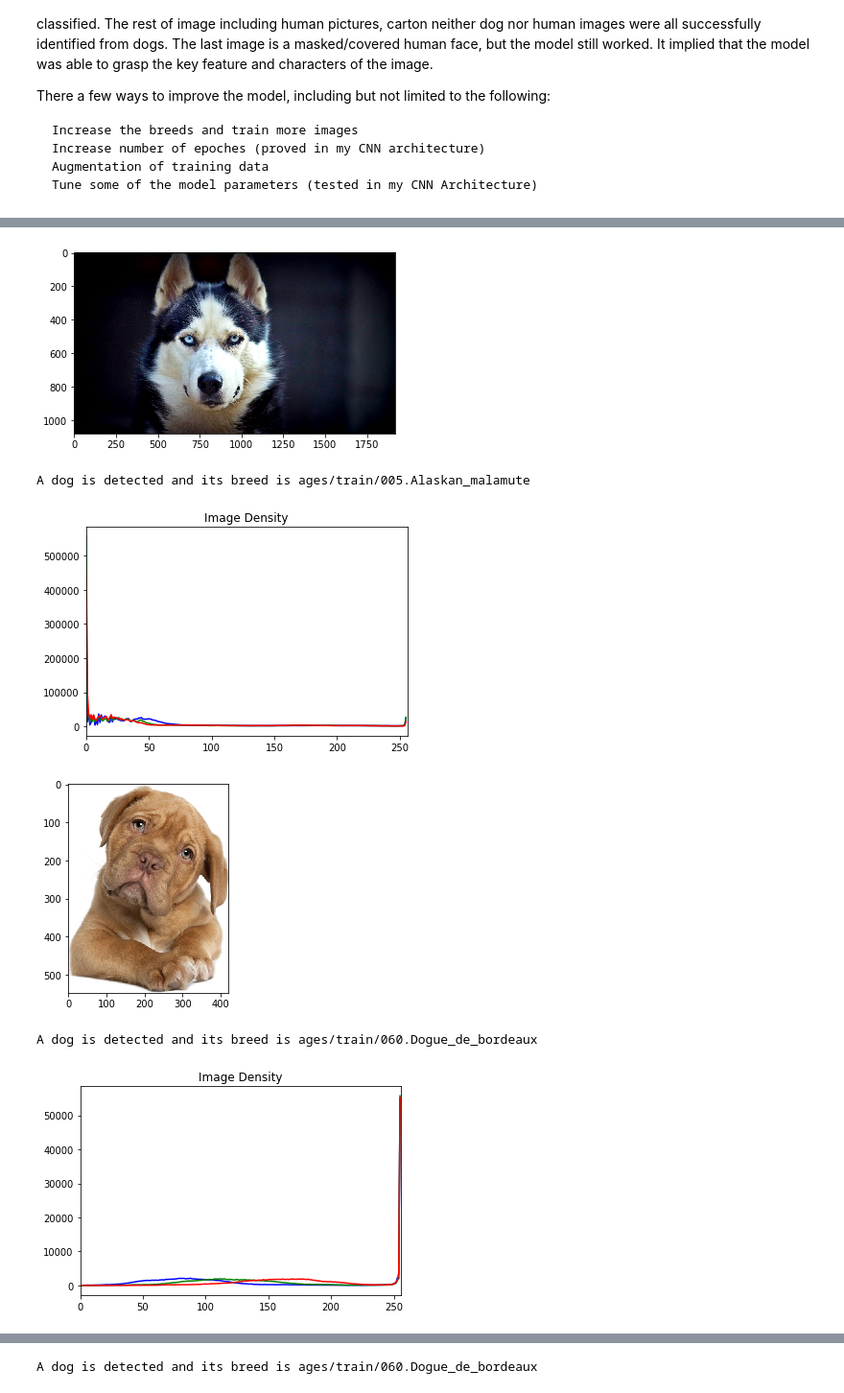
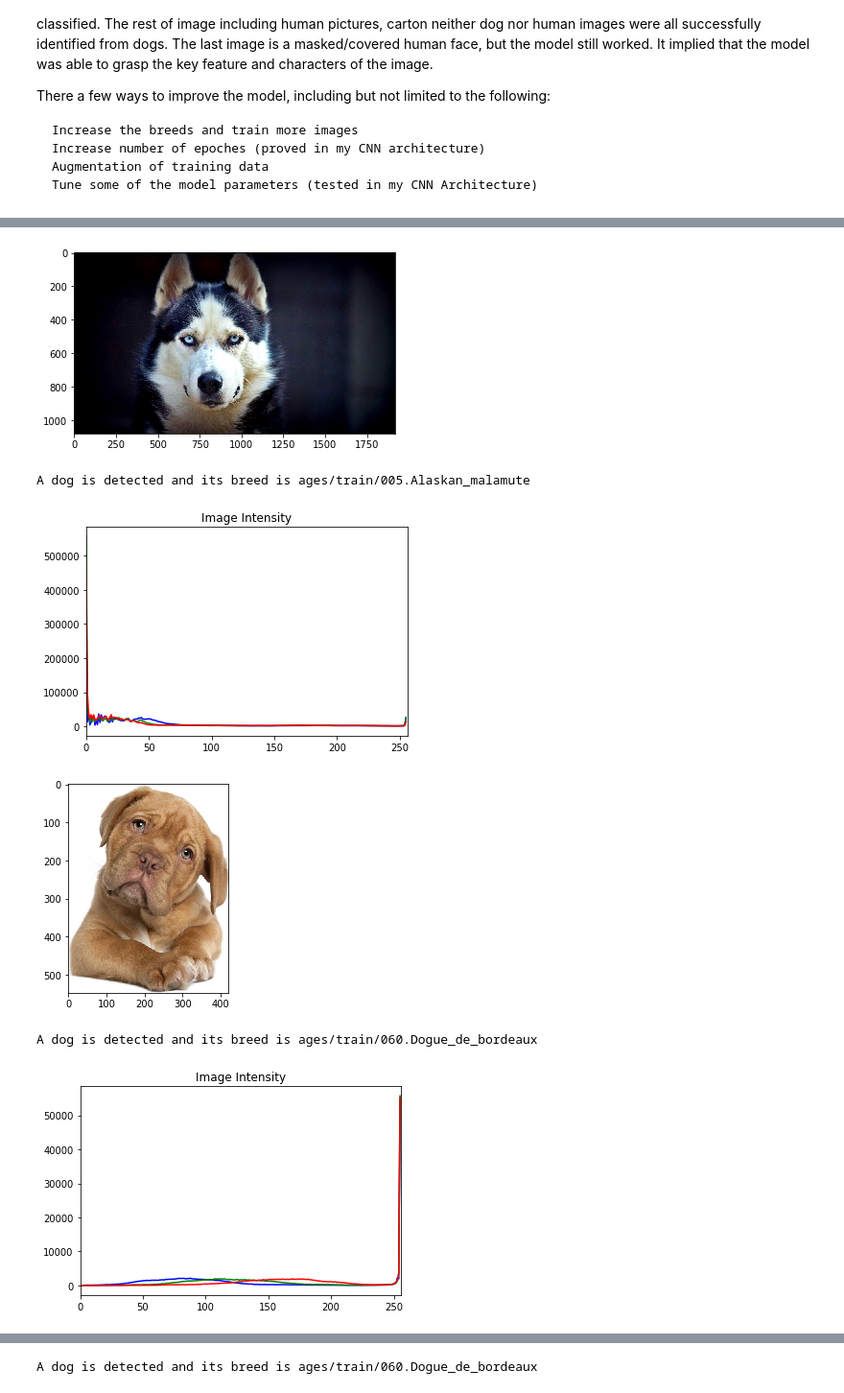
Before and after one commit to yz14689/DSNP_Capstone, a Jupyter notebook: dog_app.ipynb, the cells around one changed output, grey strips where cells are left out. Shown at 96% size. Cells and saved outputs as stored; diff of their text form; code cells hidden in the pictures.

```diff
--- a/dog_app.ipynb
+++ b/dog_app.ipynb
@@ -249,12 +249,13 @@ plt.show()
 Number of faces detected: 1
 [figure]
 # %%
-# plot image density
+# plot image intensity
 
-def density_plot(image) :
+def intensity_plot(image, imgname) :
     for i, col in enumerate(['b', 'g', 'r']):
         hist = cv2.calcHist([image], [i], None, [256], [0, 256])
         plt.plot(hist, color = col)
-        plt.title("Image Density")
+        plt.title("Image Intensity")
         plt.xlim([0, 256])
+    plt.savefig('image_intensity_' + imgname +'.png')
     plt.show()
@@ -1131,3 +1132,11 @@ There a few ways to improve the model, including but not limited to the followin
 # %%
 # Testing
 # dog_breed_identification("images/mysamplepic_dog1.jpg")
+# %%
+def identify_dog_image(img_path):
+    dog_breed_identification(img_path)
+    img = cv2.imread(img_path)
+    img_name = img_path[7:len(img_path)-4]
+    intensity_plot(img, img_name )
+
+identify_dog_image("images/mysamplepic_dog1.jpg")
@@ -1134,35 +1147,36 @@ There a few ways to improve the model, including but not limited to the followin
 # %%
 ## TODO: Execute your algorithm from Step 6 on
 ## at least 6 images on your computer.
 ## Feel free to use as many code cells as needed.
 
-# Identify dogs and plot density
+# Identify dogs and plot intensity
 
 def identify_dog_image(img_path):
+    dog_breed_identification(img_path)
     img = cv2.imread(img_path)
-    dog_breed_identification(img_path)
-    density_plot(img)
+    img_name = img_path[7:len(img_path)-4]
+    intensity_plot(img, img_name )
 
 identify_dog_image("images/mysamplepic_dog1.jpg")
 identify_dog_image("images/mysamplepic_dog2.jpg")
 identify_dog_image("images/mysamplepic_dog3.jpg")
 identify_dog_image("images/Curly-coated_retriever_03896.jpg")
 identify_dog_image("images/Brittany_02625.jpg")
 
 # Identify human
 identify_dog_image("images/mysamplepic_human1.jpg")
 identify_dog_image("images/mysamplepic_human2.jpg")
 
 # Identify other
 identify_dog_image("images/mysamplepic_other1.jpg")
 identify_dog_image("images/mysamplepic_other2.jpg")
 identify_dog_image("images/mysamplepic_other3.jpg")
 # %% [output]
 [figure]
 A dog is detected and its breed is ages/train/005.Alaskan_malamute
-[figure, old version]
+[figure, new version]
 [figure]
 A dog is detected and its breed is ages/train/060.Dogue_de_bordeaux
-[figure, old version]
+[figure, new version]
 [figure]
 A dog is detected and its breed is ages/train/060.Dogue_de_bordeaux
```
Also changed, not shown: parts of 14 cells of this notebook.
